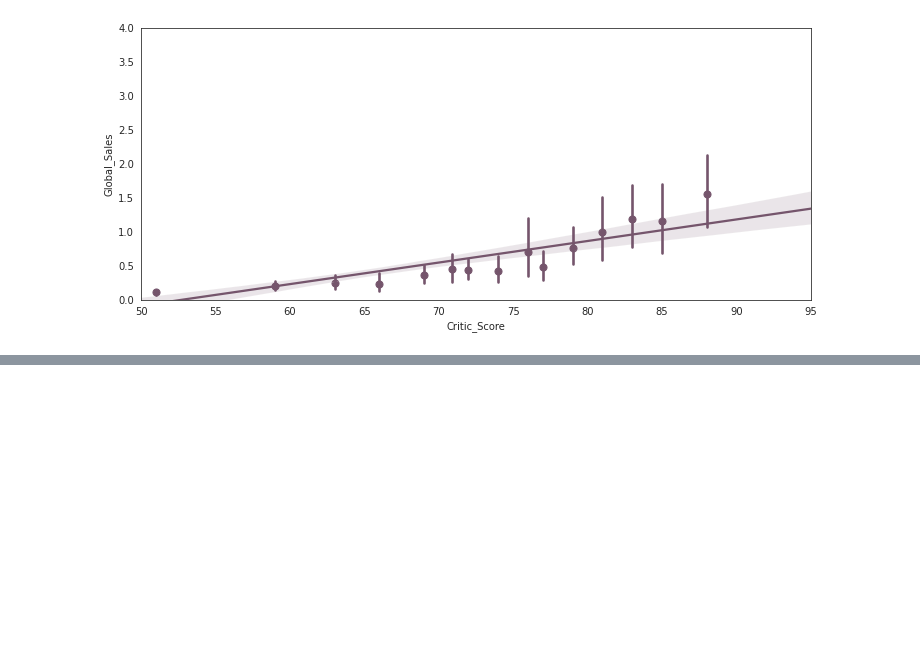
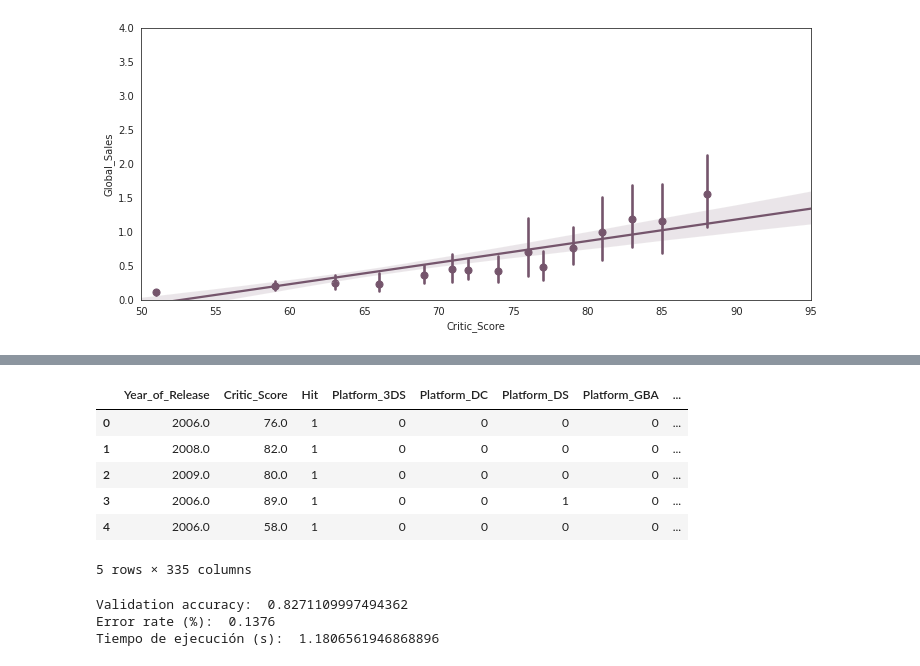
Before and after one commit to ChristianMocha/PrediccionVideoJuegos, a Jupyter notebook: PrediccionVideoJuegos.ipynb, the cells around one changed output, grey strips where cells are left out. Drawn from its saved outputs; the diff is of its cells as text; code cells hidden in the pictures; blank space fills up the shorter version.

```diff
--- a/PrediccionVideoJuegos.ipynb
+++ b/PrediccionVideoJuegos.ipynb
@@ -134,0 +177,13 @@ sns.regplot(x="Critic_Score", y="Global_Sales", data=df1.loc[df1.Year_of_Release
+# %%
+from pandas import get_dummies
+df_copy = pd.get_dummies(df2)
+# %%
+df_copy[:5]
+# %% [output]
+|  | Year_of_Release | Critic_Score | Hit | Platform_3DS | Platform_DC | Platform_DS | Platform_GBA | ... |
+| 0 | 2006.0 | 76.0 | 1 | 0 | 0 | 0 | 0 | ... |
+| 1 | 2008.0 | 82.0 | 1 | 0 | 0 | 0 | 0 | ... |
+| 2 | 2009.0 | 80.0 | 1 | 0 | 0 | 0 | 0 | ... |
+| 3 | 2006.0 | 89.0 | 1 | 0 | 0 | 1 | 0 | ... |
+| 4 | 2006.0 | 58.0 | 1 | 0 | 0 | 0 | 0 | ... |
+5 rows × 335 columns
@@ -134,0 +197,19 @@ sns.regplot(x="Critic_Score", y="Global_Sales", data=df1.loc[df1.Year_of_Release
+# %%
+from time import time
+start_time = time()
+radm = RandomForestClassifier(random_state=2).fit(Xtrain, ytrain)
+
+y_val_1 = radm.predict(Xtest)
+val = print("Validation accuracy: ", sum(pd.DataFrame(y_val_1).idxmax(axis=1).values
+                                   == ytest)/len(ytest))
+
+from sklearn.metrics import zero_one_loss
+error_rate_svm = zero_one_loss(ytest,y_val_1)
+error_rate_svm=str(round(error_rate_svm, 4))
+print("Error rate (%): ",error_rate_svm)
+elapsed_time = time() - start_time
+print("Tiempo de ejecución (s): ", elapsed_time)
+# %% [output]
+Validation accuracy:  0.8271109997494362
+Error rate (%):  0.1376
+Tiempo de ejecución (s):  1.1806561946868896
```
Also changed, not shown: parts of 9 cells of this notebook.
